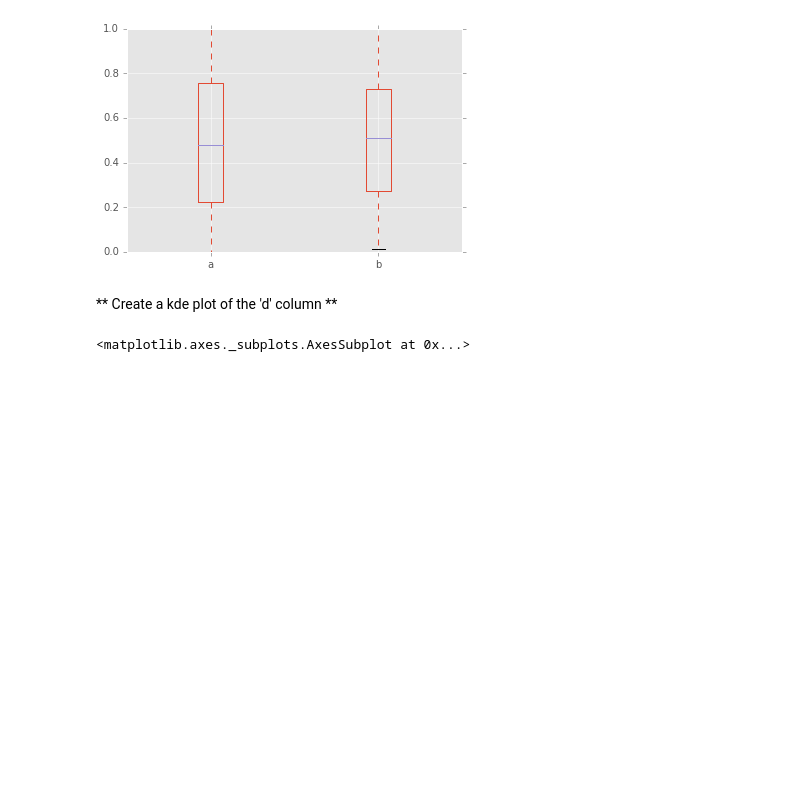
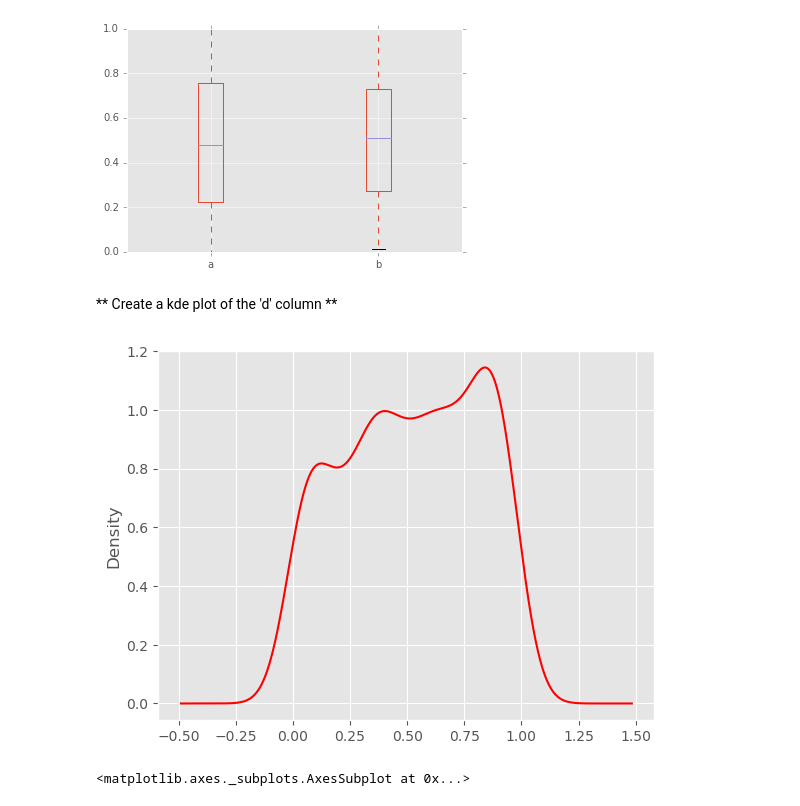
Before and after one commit to DavidASchonfeld/data-course, a Jupyter notebook: Notes I Took While Taking Course/6-Pandas - Built-in Data Visualization/02-Pandas Data Visualization Exercise.ipynb, the cells around one changed output. Saved outputs shown, nothing was run; the diff lists cells and outputs as text; code cells hidden in the pictures; blank space fills up the shorter version.

```diff
--- a/Notes I Took While Taking Course/6-Pandas - Built-in Data Visualization/02-Pandas Data Visualization Exercise.ipynb
+++ b/Notes I Took While Taking Course/6-Pandas - Built-in Data Visualization/02-Pandas Data Visualization Exercise.ipynb
@@ -83,6 +83,11 @@ KeyError: 'Column'
 [figure]
 # %% [markdown]
 ** Create a kde plot of the 'd' column **
+# %%
+df3['d'].plot.kde(color = 'red')
+plt.show()
+# %% [output]
+[figure, added]
 # %%
 # %% [output]
 <matplotlib.axes._subplots.AxesSubplot at 0x...>
```
Also changed, not shown: parts of 4 cells of this notebook, 1 other file.
